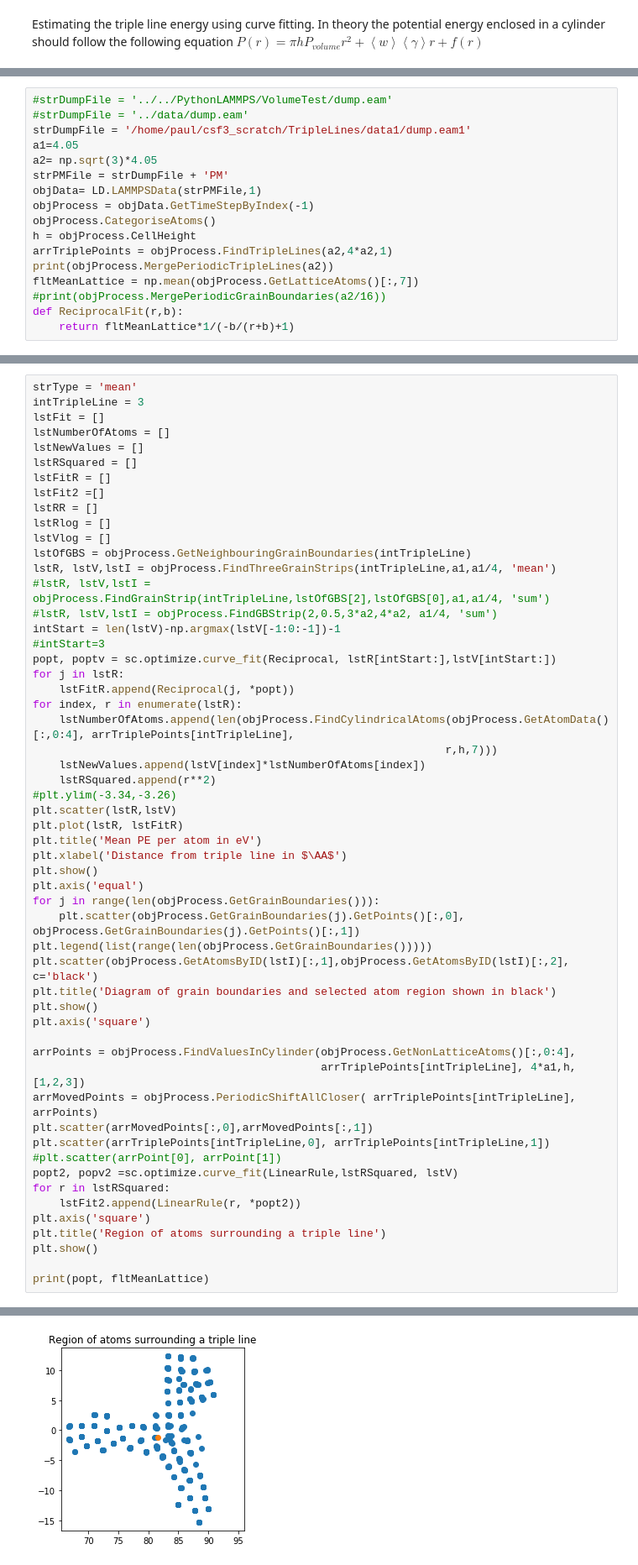
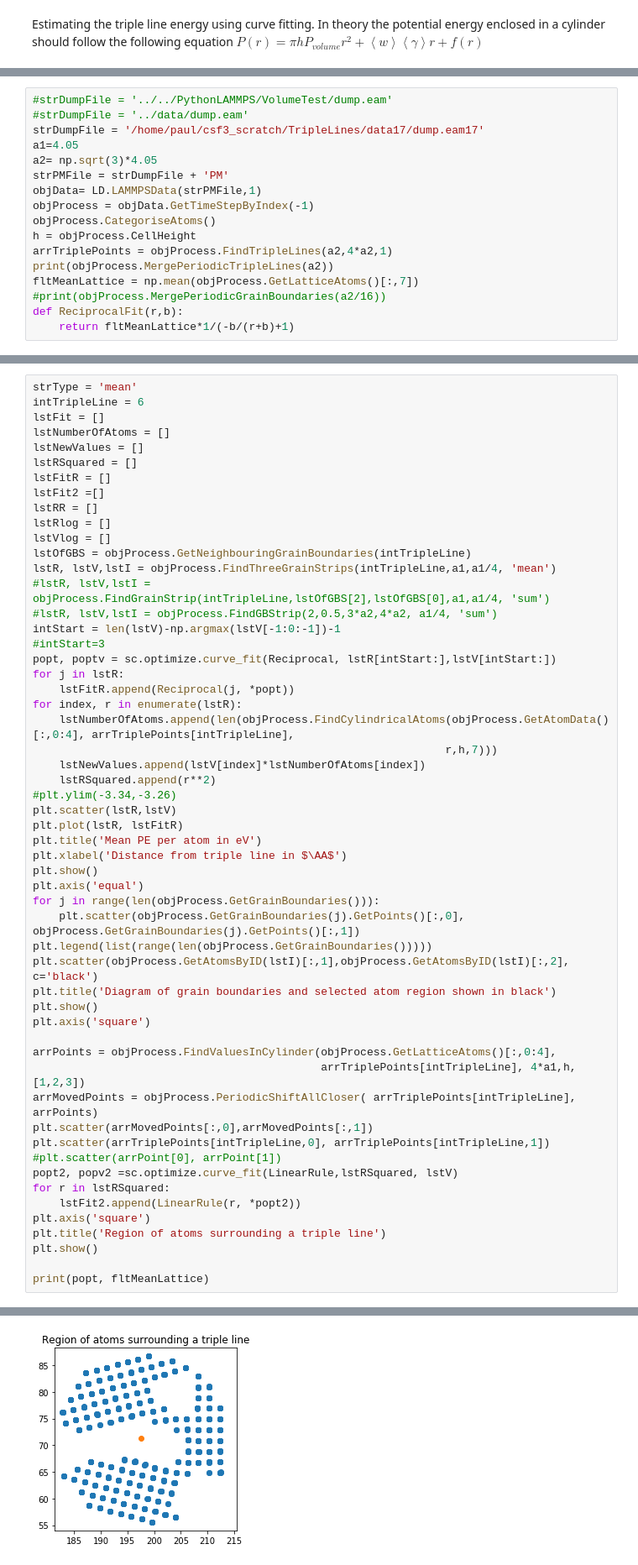
Before and after one commit to PaulTwine/TripleLines.github.io, a Jupyter notebook: TripleLine Fitting.ipynb, the cells around one changed output, grey strips where cells are left out. Shown at 84% size. Cells and saved outputs as stored; diff of their text form.

Commit message:
Updates to include merged triple lines

```diff
--- a/TripleLine Fitting.ipynb
+++ b/TripleLine Fitting.ipynb
@@ -50,7 +51,7 @@ def Rational(r,a,b,c):
 # %%
 #strDumpFile = '../../PythonLAMMPS/VolumeTest/dump.eam'
 #strDumpFile = '../data/dump.eam'
-strDumpFile = '/home/paul/csf3_scratch/TripleLines/data1/dump.eam1'
+strDumpFile = '/home/paul/csf3_scratch/TripleLines/data17/dump.eam17'
 a1=4.05
 a2= np.sqrt(3)*4.05
 strPMFile = strDumpFile + 'PM'
@@ -69,6 +70,6 @@ def ReciprocalFit(r,b):
 # %%
 strType = 'mean'
-intTripleLine = 3
+intTripleLine = 6
 lstFit = []
 lstNumberOfAtoms = []
 lstNewValues = []
@@ -107,7 +108,7 @@ plt.title('Diagram of grain boundaries and selected atom region shown in black')
 plt.show()
 plt.axis('square')
 
-arrPoints = objProcess.FindValuesInCylinder(objProcess.GetNonLatticeAtoms()[:,0:4],
+arrPoints = objProcess.FindValuesInCylinder(objProcess.GetLatticeAtoms()[:,0:4],
                                             arrTriplePoints[intTripleLine], 4*a1,h,[1,2,3])
 arrMovedPoints = objProcess.PeriodicShiftAllCloser( arrTriplePoints[intTripleLine], arrPoints)
 plt.scatter(arrMovedPoints[:,0],arrMovedPoints[:,1])
@@ -127 +128 @@ print(popt, fltMeanLattice)
-[figure, old version]
+[figure, new version]
```
Also changed, not shown: parts of 23 cells of this notebook, 46 other files.
